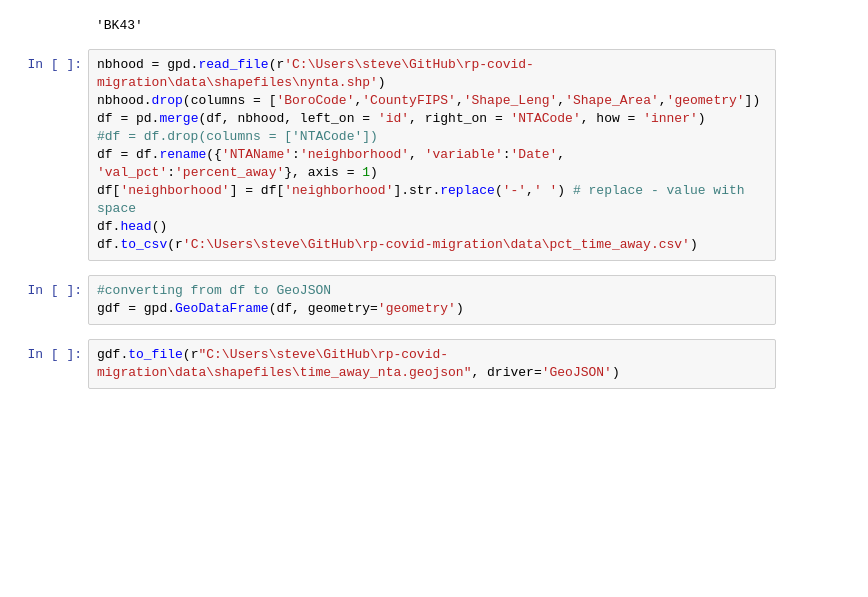
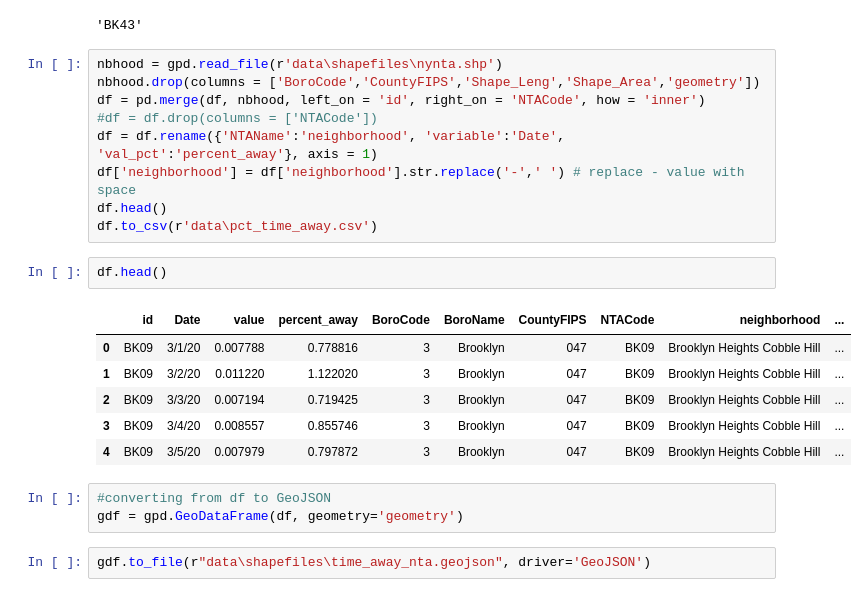
Before and after one commit to stevennac3/rp-covid-migration, a Jupyter notebook: notebooks/Viz/Pct_Time_PlotlyX.ipynb, the cells around one changed output. Drawn from its saved outputs; the diff is of its cells as text; blank space fills up the shorter version.

```diff
--- a/notebooks/Viz/Pct_Time_PlotlyX.ipynb
+++ b/notebooks/Viz/Pct_Time_PlotlyX.ipynb
@@ -60,19 +85,28 @@ map_ntas['features'][0]['id']
 # %% [output]
 'BK43'
 # %%
-nbhood = gpd.read_file(r'C:\Users\steve\GitHub\rp-covid-migration\data\shapefiles\nynta.shp')
+nbhood = gpd.read_file(r'data\shapefiles\nynta.shp')
 nbhood.drop(columns = ['BoroCode','CountyFIPS','Shape_Leng','Shape_Area','geometry'])
 df = pd.merge(df, nbhood, left_on = 'id', right_on = 'NTACode', how = 'inner')
 #df = df.drop(columns = ['NTACode'])
 df = df.rename({'NTAName':'neighborhood', 'variable':'Date', 'val_pct':'percent_away'}, axis = 1)
 df['neighborhood'] = df['neighborhood'].str.replace('-',' ') # replace - value with space
 df.head()
-df.to_csv(r'C:\Users\steve\GitHub\rp-covid-migration\data\pct_time_away.csv')
+df.to_csv(r'data\pct_time_away.csv')
+# %%
+df.head()
+# %% [output]
+|  | id | Date | value | percent_away | BoroCode | BoroName | CountyFIPS | NTACode | neighborhood | ... |
+| 0 | BK09 | 3/1/20 | 0.007788 | 0.778816 | 3 | Brooklyn | 047 | BK09 | Brooklyn Heights Cobble Hill | ... |
+| 1 | BK09 | 3/2/20 | 0.011220 | 1.122020 | 3 | Brooklyn | 047 | BK09 | Brooklyn Heights Cobble Hill | ... |
+| 2 | BK09 | 3/3/20 | 0.007194 | 0.719425 | 3 | Brooklyn | 047 | BK09 | Brooklyn Heights Cobble Hill | ... |
+| 3 | BK09 | 3/4/20 | 0.008557 | 0.855746 | 3 | Brooklyn | 047 | BK09 | Brooklyn Heights Cobble Hill | ... |
+| 4 | BK09 | 3/5/20 | 0.007979 | 0.797872 | 3 | Brooklyn | 047 | BK09 | Brooklyn Heights Cobble Hill | ... |
 # %%
 #converting from df to GeoJSON
 gdf = gpd.GeoDataFrame(df, geometry='geometry')
 # %%
-gdf.to_file(r"C:\Users\steve\GitHub\rp-covid-migration\data\shapefiles\time_away_nta.geojson", driver='GeoJSON')
+gdf.to_file(r"data\shapefiles\time_away_nta.geojson", driver='GeoJSON')
 # %%
 fig = px.choropleth_mapbox(df, geojson = map_ntas,
                    locations ='id',
```
Also changed, not shown: parts of 6 cells of this notebook, 12 other files.
